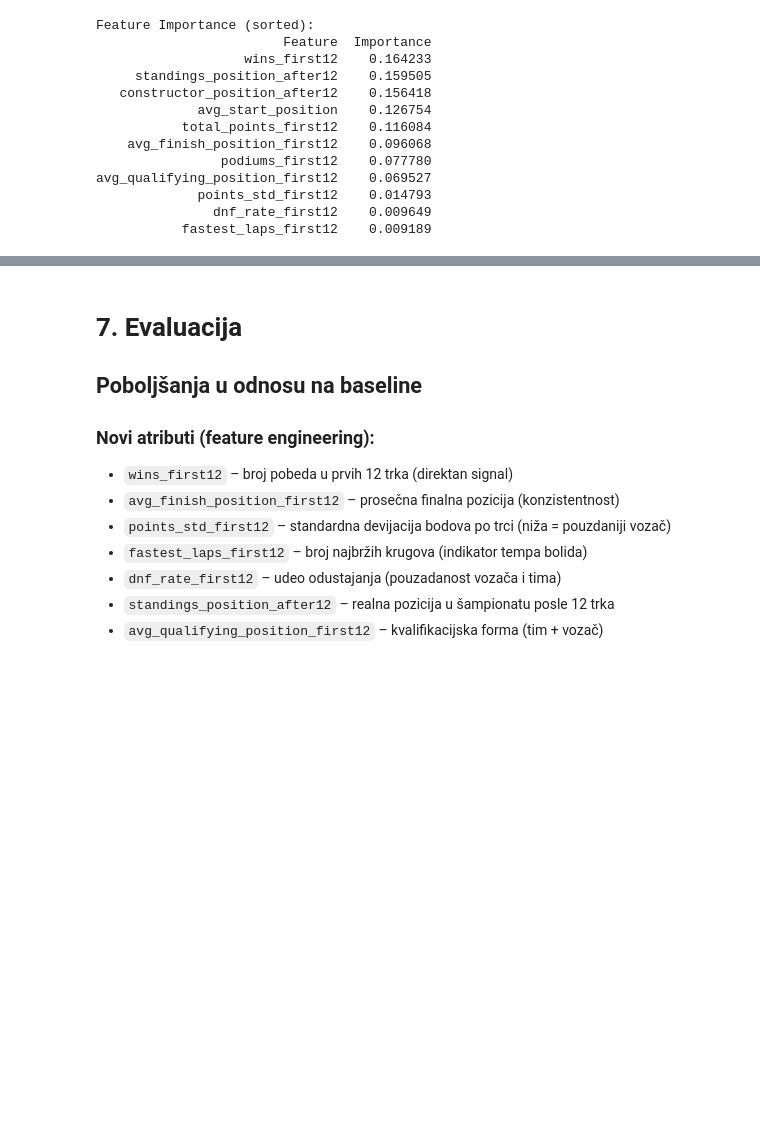
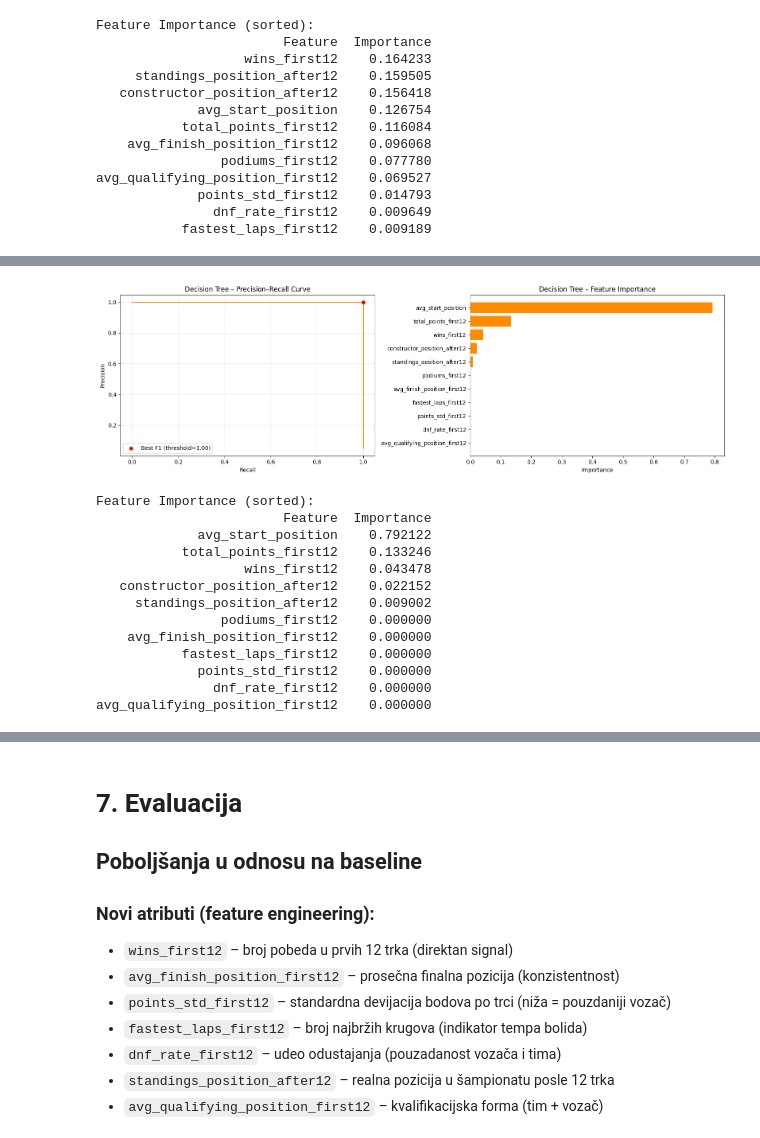
Before and after one commit to zelick/SIAP-F1-Analiza, a Jupyter notebook: SIAP_EDA_BaslineModel.ipynb, the cells around one changed output, grey strips where cells are left out. Cells and saved outputs as stored; diff of their text form; code cells hidden in the pictures; blank space fills up the shorter version.

Commit message:
Add other models and refactor code

```diff
--- a/SIAP_EDA_BaslineModel.ipynb
+++ b/SIAP_EDA_BaslineModel.ipynb
@@ -610,0 +616,66 @@ avg_qualifying_position_first12    0.069527
+# %%
+if 'X_train_scaled' not in globals():
+    import pandas as pd, numpy as np
+    from sklearn.preprocessing import StandardScaler
+    _features = ["podiums_first12","wins_first12","total_points_first12","avg_start_position",
+                 "avg_finish_position_first12","points_std_first12","fastest_laps_first12",
+                 "dnf_rate_first12","standings_position_after12","avg_qualifying_position_first12",
+                 "constructor_position_after12"]
+    _tr = season_dataset[season_dataset["year"] <= 2018].copy()
+    _te = season_dataset[season_dataset["year"] > 2018].copy()
+    _tr[_features] = _tr[_features].fillna(_tr[_features].median())
+    _te[_features] = _te[_features].fillna(_tr[_features].median())
+    scaler = StandardScaler()
+    X_train_scaled = scaler.fit_transform(_tr[_features])
+    X_test_scaled  = scaler.transform(_te[_features])
+    y_train, y_test, features = _tr["is_champion"], _te["is_champion"], _features
+    print("Priprema podataka izvršena automatski.")
+
+from sklearn.tree import DecisionTreeClassifier
+from sklearn.model_selection import GridSearchCV, StratifiedKFold
+from sklearn.metrics import classification_report, confusion_matrix, precision_recall_curve
+import numpy as np, matplotlib.pyplot as plt, pandas as pd
+
+dt_param_grid = {
+    "max_depth":        [3, 5, 7, 10, None],
+    "min_samples_leaf": [1, 2, 5, 10],
+    "criterion":        ["gini", "entropy"],
+    "class_weight":     ["balanced"],
+}
+cv = StratifiedKFold(n_splits=5, shuffle=True, random_state=42)
+dt_grid_search = GridSearchCV(DecisionTreeClassifier(random_state=42), dt_param_grid,
+                               scoring="f1", cv=cv, n_jobs=-1)
+dt_grid_search.fit(X_train_scaled, y_train)
+print("Best hyperparameters (Decision Tree):", dt_grid_search.best_params_)
+print(f"Best CV F1 score: {dt_grid_search.best_score_:.4f}\n")
+dt_model = dt_grid_search.best_estimator_
+
+y_pred_dt = dt_model.predict(X_test_scaled)
+print("── Decision Tree – Default threshold (0.5) ──")
+print("Confusion Matrix:"); print(confusion_matrix(y_test, y_pred_dt))
+print("\nClassification Report:"); print(classification_report(y_test, y_pred_dt))
+
+y_proba_dt = dt_model.predict_proba(X_test_scaled)[:, 1]
+precisions_dt, recalls_dt, thresholds_dt = precision_recall_curve(y_test, y_proba_dt)
+f1_scores_dt = 2 * precisions_dt[:-1] * recalls_dt[:-1] / (precisions_dt[:-1] + recalls_dt[:-1] + 1e-9)
+best_idx_dt  = np.argmax(f1_scores_dt)
+best_threshold_dt = thresholds_dt[best_idx_dt]
+print(f"\nOptimal threshold (DT): {best_threshold_dt:.4f}")
+print(f"  → Precision: {precisions_dt[best_idx_dt]:.4f}, Recall: {recalls_dt[best_idx_dt]:.4f}, F1: {f1_scores_dt[best_idx_dt]:.4f}\n")
+y_pred_dt_tuned = (y_proba_dt >= best_threshold_dt).astype(int)
+print("── Decision Tree – Tuned threshold ──")
+print("Confusion Matrix:"); print(confusion_matrix(y_test, y_pred_dt_tuned))
+print("\nClassification Report:"); print(classification_report(y_test, y_pred_dt_tuned))
+
+dt_importances = pd.DataFrame({"Feature": features, "Importance": dt_model.feature_importances_}).sort_values("Importance", ascending=False)
+fig, axes = plt.subplots(1, 2, figsize=(16, 5))
+axes[0].plot(recalls_dt, precisions_dt, color="darkorange")
+axes[0].scatter(recalls_dt[best_idx_dt], precisions_dt[best_idx_dt], color="red", zorder=5, label=f"Best F1 (threshold={best_threshold_dt:.2f})")
+axes[0].set_xlabel("Recall"); axes[0].set_ylabel("Precision")
+axes[0].set_title("Decision Tree – Precision–Recall Curve"); axes[0].legend(); axes[0].grid(alpha=0.3)
+axes[1].barh(dt_importances["Feature"], dt_importances["Importance"], color="darkorange")
+axes[1].invert_yaxis(); axes[1].set_xlabel("Importance")
+axes[1].set_title("Decision Tree – Feature Importance")
+plt.tight_layout(); plt.show()
+print("\nFeature Importance (sorted):"); print(dt_importances.to_string(index=False))
+# %% [output]
@@ -610,0 +699,14 @@ avg_qualifying_position_first12    0.069527
+[figure, added]
+Feature Importance (sorted):
+                        Feature  Importance
+             avg_start_position    0.792122
+           total_points_first12    0.133246
+                   wins_first12    0.043478
+   constructor_position_after12    0.022152
+     standings_position_after12    0.009002
+                podiums_first12    0.000000
+    avg_finish_position_first12    0.000000
+           fastest_laps_first12    0.000000
+             points_std_first12    0.000000
+               dnf_rate_first12    0.000000
+avg_qualifying_position_first12    0.000000
```
Also changed, not shown: parts of 14 cells of this notebook.
